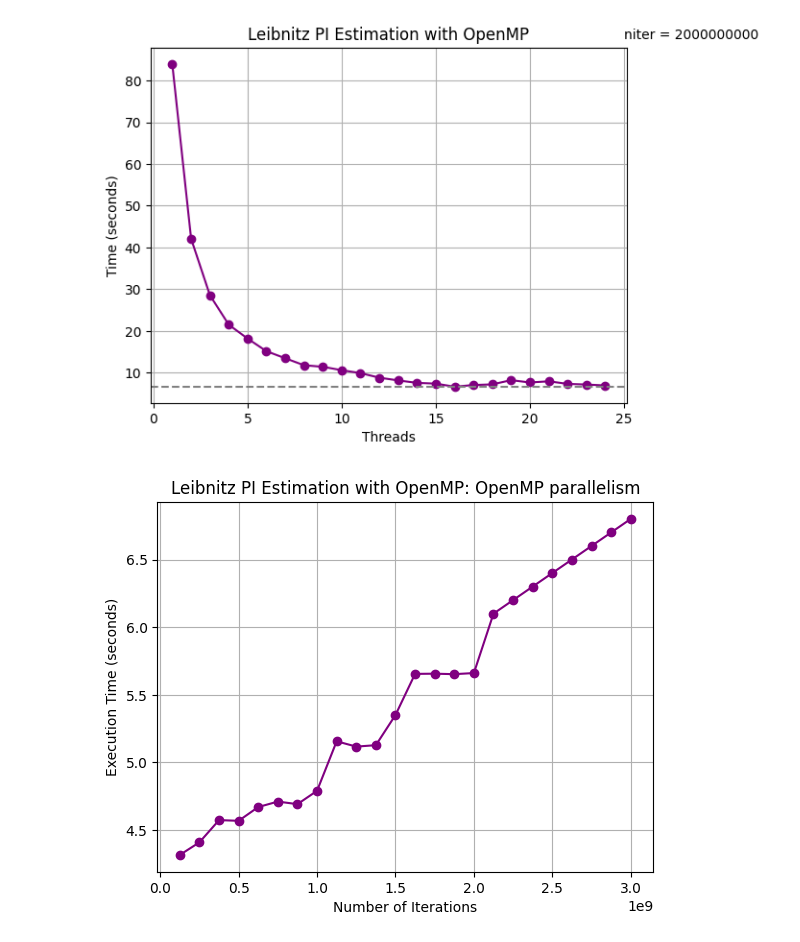
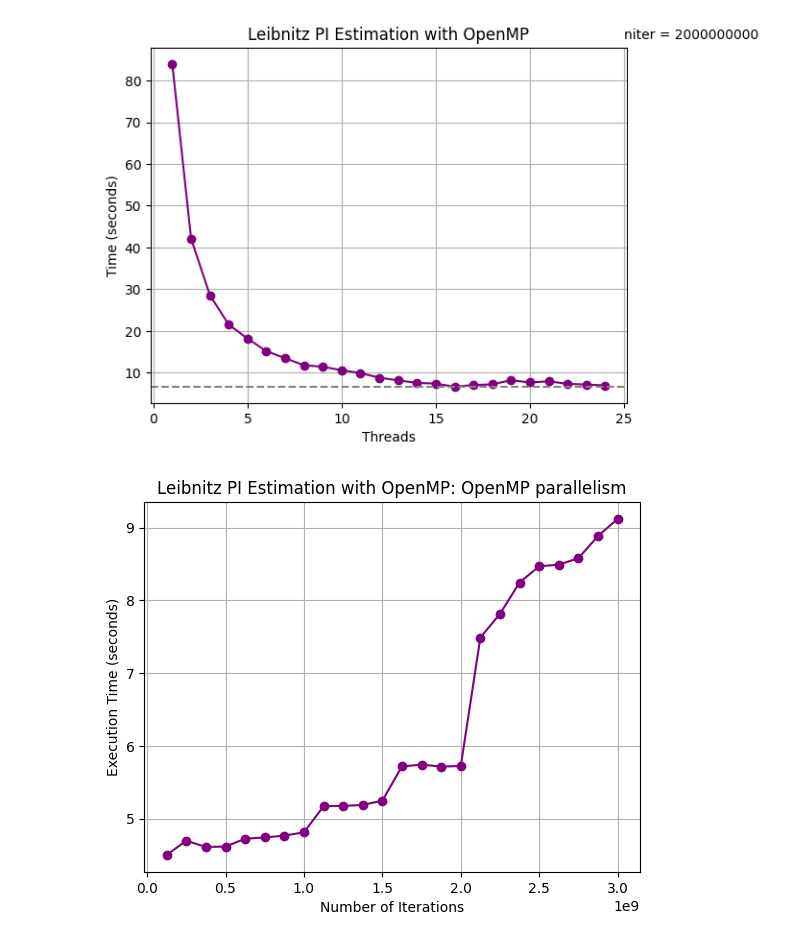
Before and after one commit to HorusLiang/HPC, a Jupyter notebook: assignment_2_cluster_computing/vis/vis.ipynb, the cells around one changed output. Saved outputs shown, nothing was run; the diff lists cells and outputs as text; code cells hidden in the pictures.

```diff
--- a/assignment_2_cluster_computing/vis/vis.ipynb
+++ b/assignment_2_cluster_computing/vis/vis.ipynb
@@ -79,18 +79,18 @@ plt.show()
 # %%
 # Task three, modified
 import matplotlib.pyplot as plt
 
-x = [125000000, 250000000, 375000000, 500000000, 625000000, 750000000, 875000000, 1000000000, 1125000000, 1250000000, 1375000000, 1500000000, 1625000000, 1750000000, 1875000000, 2000000000, 2125000000, 2250000000, 2375000000, 2500000000, 2625000000, 2750000000, 2875000000, 3000000000]
-y = [4.316710, 4.409840, 4.573949, 4.568875, 4.670610, 4.710954, 4.691884, 4.790541, 5.156487, 5.117275, 5.127785, 5.350710, 5.654665, 5.656174, 5.652613, 5.660827, 6.1, 6.2, 6.3, 6.4, 6.5, 6.6, 6.7, 6.8]
+niter = [125000000, 250000000, 375000000, 500000000, 625000000, 750000000, 875000000, 1000000000, 1125000000, 1250000000, 1375000000, 1500000000, 1625000000, 1750000000, 1875000000, 2000000000, 2125000000, 2250000000, 2375000000,2500000000,2625000000,2750000000,2875000000 ,3000000000 ]
+seconds = [4.502375, 4.697735, 4.611870, 4.616917, 4.725003, 4.741962, 4.767387, 4.812681, 5.170352, 5.176251, 5.188996, 5.248697, 5.718072, 5.743002, 5.716378, 5.723573, 7.488732, 7.814131, 8.244916,8.467575,8.490417,8.578884,8.884140,9.118395]
 
-plt.plot(x, y, '-o', color='purple')
+plt.plot(niter , seconds, '-o', color='purple')
 plt.xlabel('Number of Iterations')
 plt.ylabel('Execution Time (seconds)')
 plt.title('Leibnitz PI Estimation with OpenMP: OpenMP parallelism')
 
 # Add grid
 plt.grid(True)
 
 plt.show()
 # %% [output]
-[figure, old version]
+[figure, new version]
```
